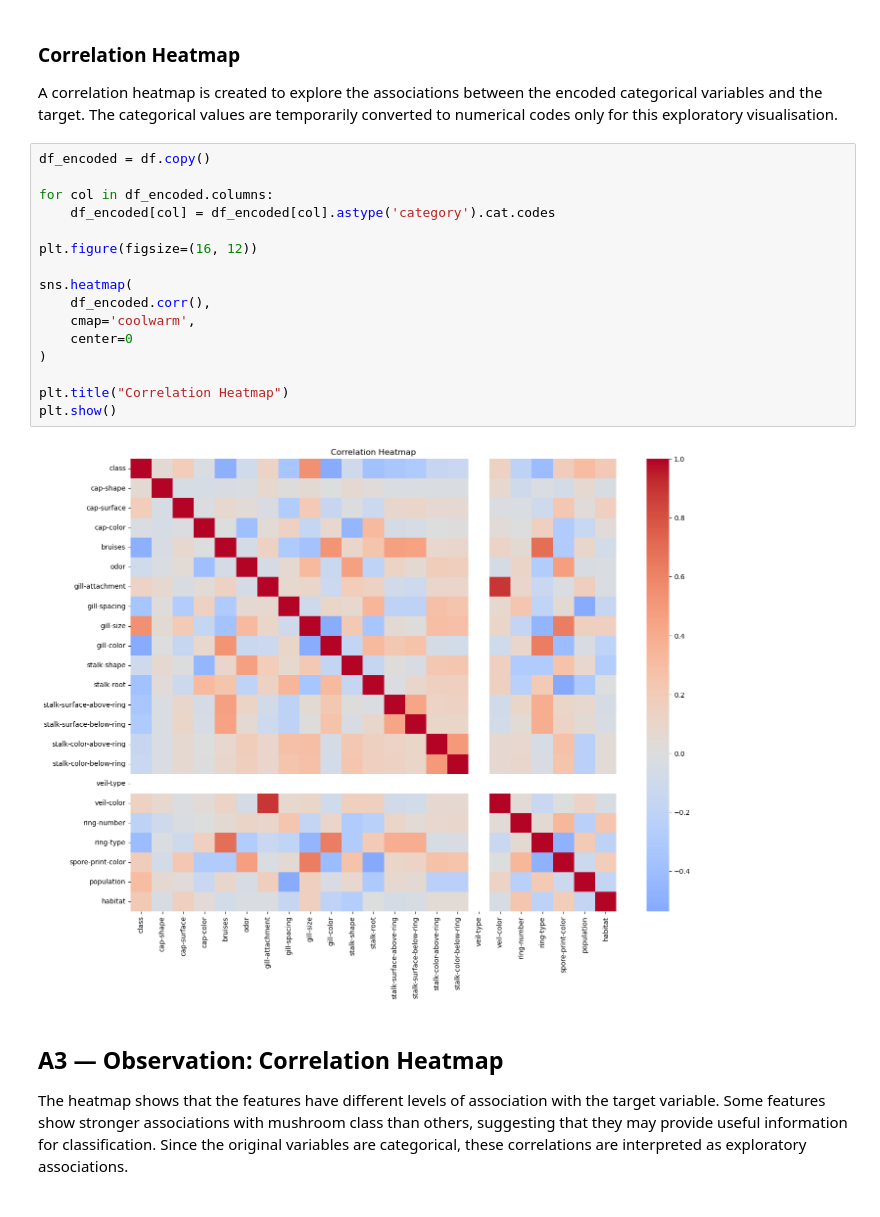
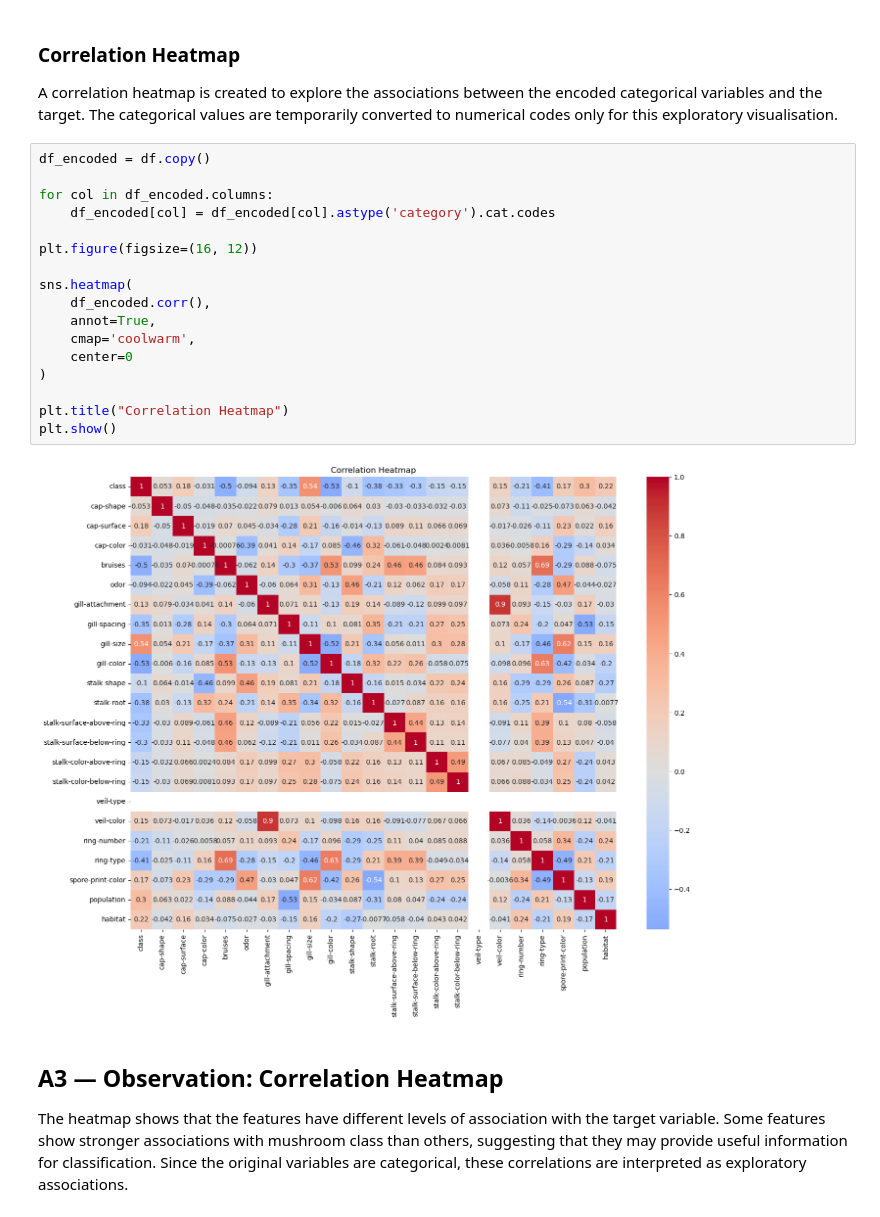
Before and after one commit to Dishitha0607/Machine-Learning-Project, a Jupyter notebook: ML_Classification.ipynb, the cells around one changed output. Cells and saved outputs as stored; diff of their text form.

```diff
--- a/ML_Classification.ipynb
+++ b/ML_Classification.ipynb
@@ -218,21 +220,22 @@ A correlation heatmap is created to explore the associations between the encoded
 # %%
 df_encoded = df.copy()
 
 for col in df_encoded.columns:
     df_encoded[col] = df_encoded[col].astype('category').cat.codes
 
 plt.figure(figsize=(16, 12))
 
 sns.heatmap(
     df_encoded.corr(),
+    annot=True,
     cmap='coolwarm',
     center=0
 )
 
 plt.title("Correlation Heatmap")
 plt.show()
 # %% [output]
-[figure, old version]
+[figure, new version]
 # %% [markdown]
 ## A3 — Observation: Correlation Heatmap
 
```
Also changed, not shown: parts of 3 cells of this notebook.
